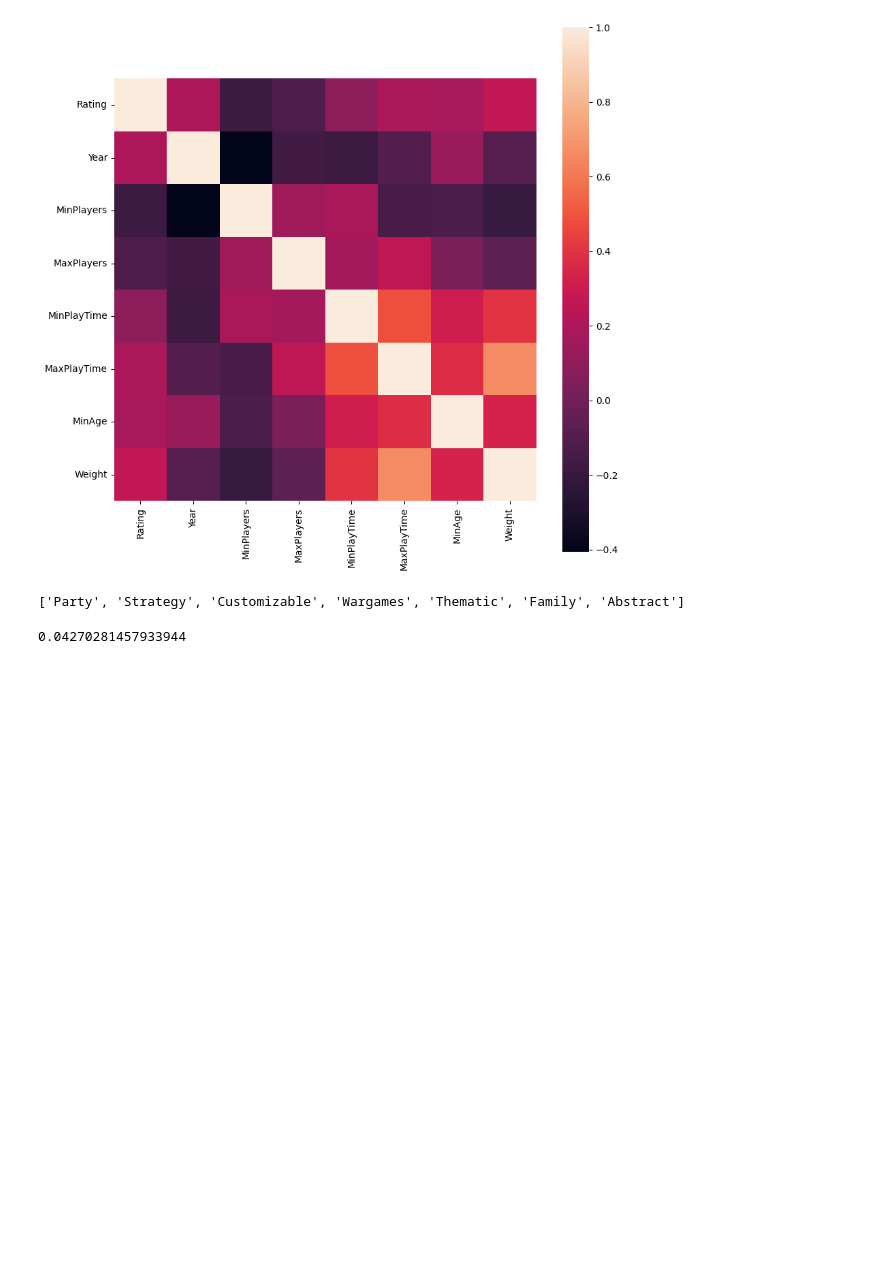
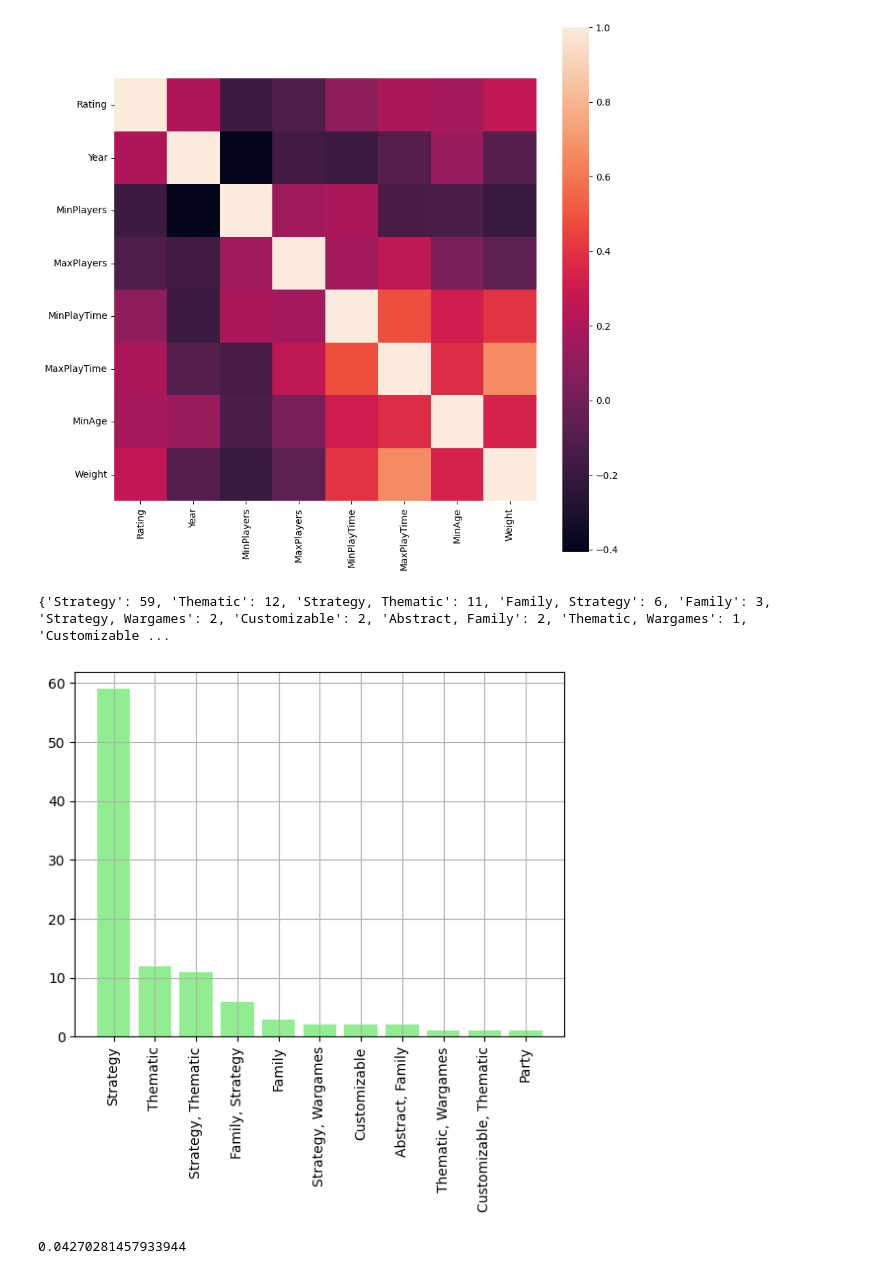
Before and after one commit to molnedit4/bg100_project, a Jupyter notebook: bg100_notebook.ipynb, the cells around one changed output. Saved outputs shown, nothing was run; the diff lists cells and outputs as text; code cells hidden in the pictures; blank space fills up the shorter version.

Commit message:
most popular types

```diff
--- a/bg100_notebook.ipynb
+++ b/bg100_notebook.ipynb
@@ -94,3 +94,16 @@ sns.heatmap( df_num.corr(method = 'spearman'),  square = True, fmt= '.2f',annot_
 <Axes: >
 [figure]
 [figure]
+# %%
+#discovering which types the most popular boardgames have
+count_dict = df['Type'].explode().str.replace("\xa0\xa0", " ").str.replace("\xa0", " ").str.strip().value_counts().to_dict()
+print(count_dict)
+types = list(count_dict.keys())
+number = list(count_dict.values())
+plt.xticks(ticks=range(len(count_dict)), labels=types, rotation = 90)
+plt.bar(range(len(count_dict)), number, color = 'lightgreen')
+plt.grid()
+plt.show()
+# %% [output]
+{'Strategy': 59, 'Thematic': 12, 'Strategy, Thematic': 11, 'Family, Strategy': 6, 'Family': 3, 'Strategy, Wargames': 2, 'Customizable': 2, 'Abstract, Family': 2, 'Thematic, Wargames': 1, 'Customizable ...
+[figure, added]
@@ -98,18 +121,5 @@ sns.heatmap( df_num.corr(method = 'spearman'),  square = True, fmt= '.2f',annot_
 #dividing target variable from the other parameters
 X = df_num[df_num.columns[1:12]]
 y =  df_num[df_num.columns[0]]
-# %%
-#discovering which types the most popular boardgames have
-uniqueTypes = set()
-for i in df['Type']:
-    for k in i:
-        i = k.replace("\xa0\xa0", " ").replace("\xa0", " ").strip().split(',')
-        for word in i:
-            uniqueTypes.add(word.strip())
-
-res = list(uniqueTypes)
-print(res)
-# %% [output]
-['Party', 'Strategy', 'Customizable', 'Wargames', 'Thematic', 'Family', 'Abstract']
 # %%
 # train-test split and regression models
```
Also changed, not shown: parts of 4 cells of this notebook.
